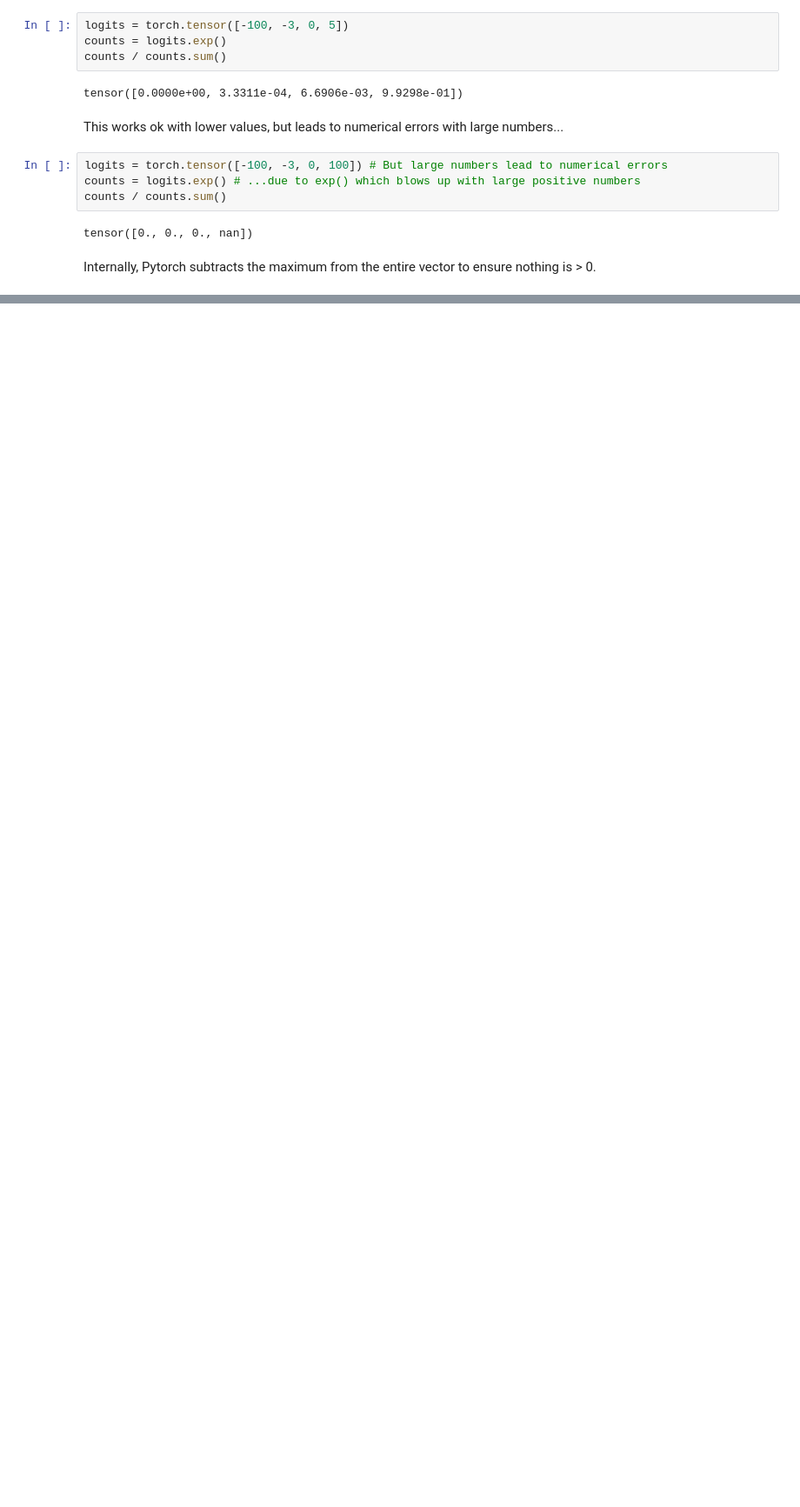
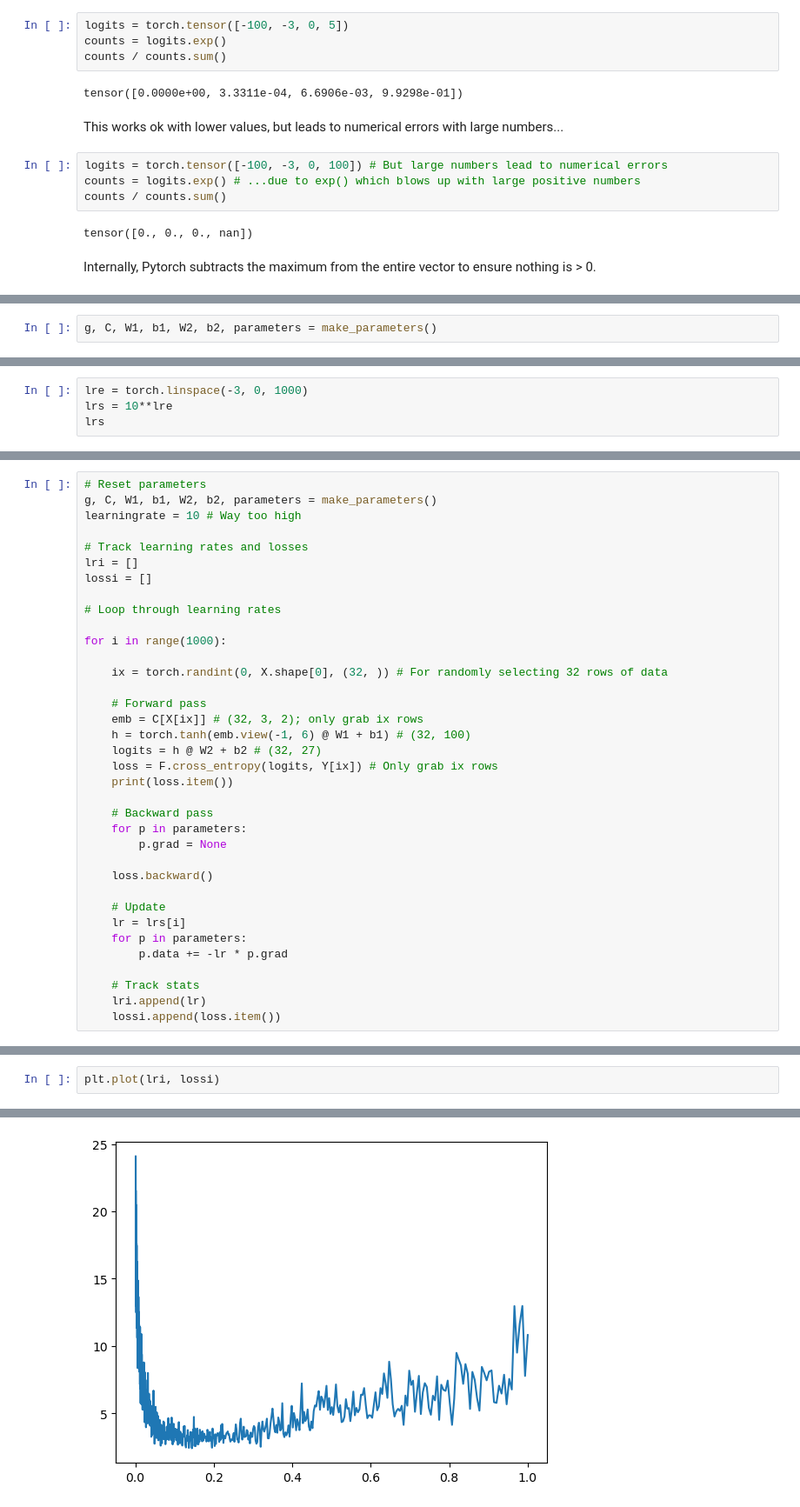
Before and after one commit to phively/nn-zero-to-hero, a Jupyter notebook: 03 Building makemore 2 - MLP.ipynb, the cells around one changed output, grey strips where cells are left out. Shown: that part at 87% size. Drawn from its saved outputs; the diff is of its cells as text; blank space fills up the shorter version.

```diff
--- a/03 Building makemore 2 - MLP.ipynb
+++ b/03 Building makemore 2 - MLP.ipynb
@@ -341,0 +470,2 @@ Internally, Pytorch subtracts the maximum from the entire vector to ensure nothi
+# %%
+g, C, W1, b1, W2, b2, parameters = make_parameters()
@@ -341,0 +726,4 @@ Internally, Pytorch subtracts the maximum from the entire vector to ensure nothi
+# %%
+lre = torch.linspace(-3, 0, 1000)
+lrs = 10**lre
+lrs
@@ -341,0 +750,36 @@ Internally, Pytorch subtracts the maximum from the entire vector to ensure nothi
+# %%
+# Reset parameters
+g, C, W1, b1, W2, b2, parameters = make_parameters()
+learningrate = 10 # Way too high
+
+# Track learning rates and losses
+lri = []
+lossi = []
+
+# Loop through learning rates
+
+for i in range(1000):
+
+    ix = torch.randint(0, X.shape[0], (32, )) # For randomly selecting 32 rows of data
+
+    # Forward pass
+    emb = C[X[ix]] # (32, 3, 2); only grab ix rows
+    h = torch.tanh(emb.view(-1, 6) @ W1 + b1) # (32, 100)
+    logits = h @ W2 + b2 # (32, 27)
+    loss = F.cross_entropy(logits, Y[ix]) # Only grab ix rows
+    print(loss.item())
+
+    # Backward pass
+    for p in parameters:
+        p.grad = None
+
+    loss.backward()
+
+    # Update
+    lr = lrs[i]
+    for p in parameters:
+        p.data += -lr * p.grad
+
+    # Track stats
+    lri.append(lr)
+    lossi.append(loss.item())
@@ -341,0 +806,3 @@ Internally, Pytorch subtracts the maximum from the entire vector to ensure nothi
+# %%
+plt.plot(lri, lossi)
+# %% [output]
@@ -341,0 +810 @@ Internally, Pytorch subtracts the maximum from the entire vector to ensure nothi
+[figure, added]
```
Also changed, not shown: parts of 45 cells of this notebook.
